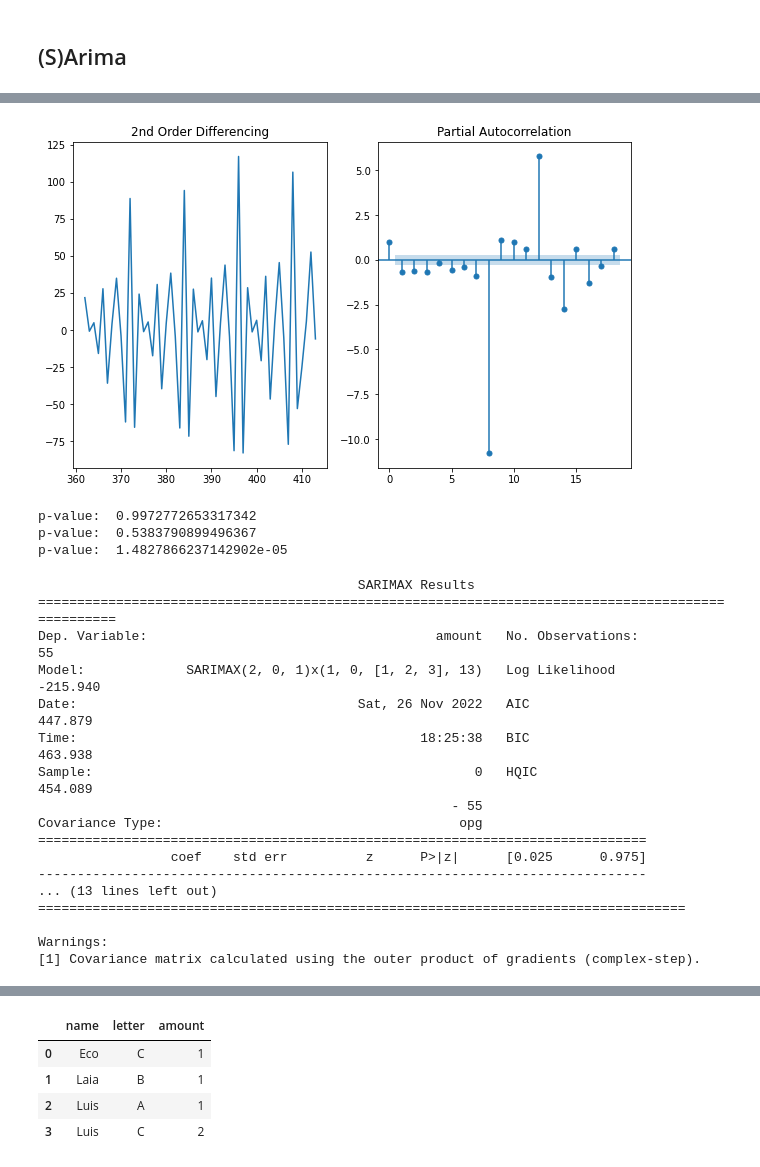
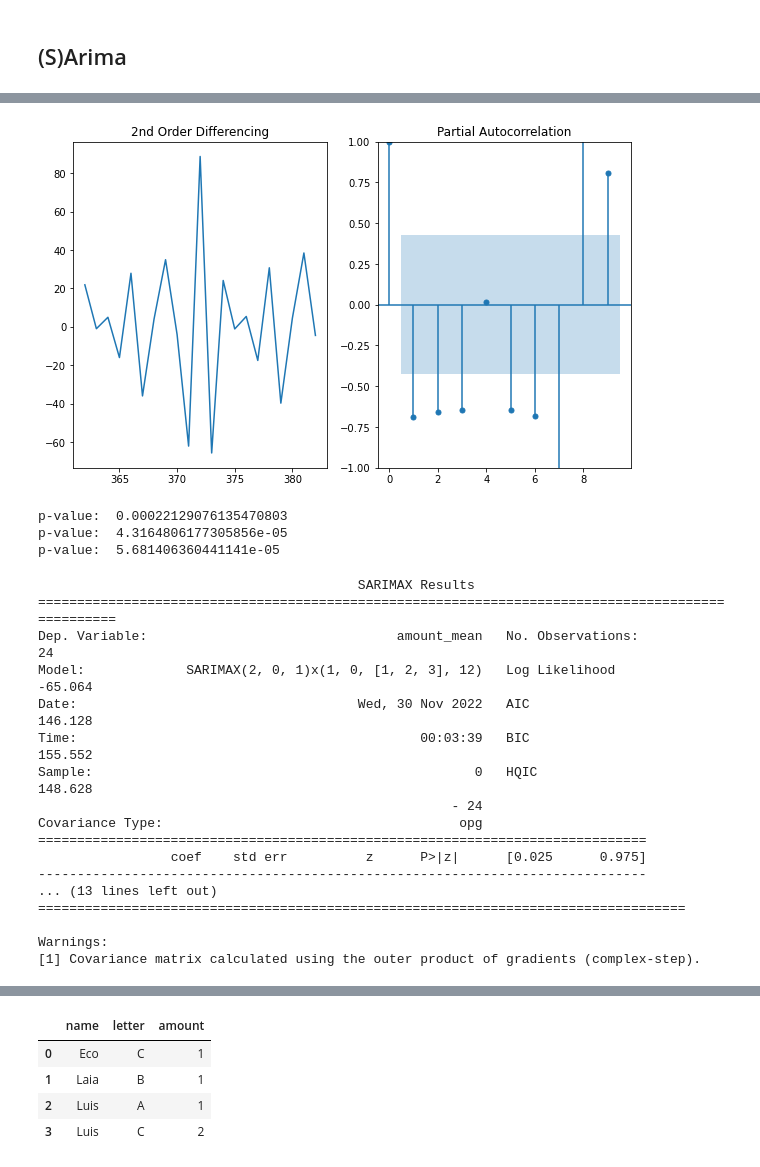
Before and after one commit to luismarcoslc/anomaly_detection, a Jupyter notebook: anomaly_detection.ipynb, the cells around one changed output, grey strips where cells are left out. Cells and saved outputs as stored; diff of their text form; code cells hidden in the pictures.

Commit message:
general improvements, mainly in SARIMA model

```diff
--- a/anomaly_detection.ipynb
+++ b/anomaly_detection.ipynb
@@ -589,0 +577,9 @@ plot_pacf(sp_client);
+# %%
+# Get the data from specific client we want to analyze and separate in training and testing.
+sp_client = df[df['client_id'] == 499072] # Full data
+sp_client_train = df[(df['client_id'] == 499072) & (df['date'].dt.strftime("%Y").isin(['2017','2018']))] # training
+sp_client_train_mean = sp_client_train['amount_mean']
+sp_client_test = df[(df['client_id'] == 499072) & (df['date'].dt.strftime("%Y").isin([ '2019','2020', '2021']))] # testing
+
+plot_acf(sp_client_train_mean, lags = 10);
+plot_pacf(sp_client_train_mean, lags = 10);
@@ -601,49 +600,40 @@ plt.show()
 # %%
 f = plt.figure(figsize=(10,6))
 ax1 = f.add_subplot(121)
 ax1.set_title('2nd Order Differencing')
-ax1.plot(sp_client.diff().diff().diff())
+ax1.plot(sp_client_train_mean.diff().diff().diff())
 
 ax2 = f.add_subplot(122)
-plot_pacf(sp_client.diff().diff().diff().dropna(), ax = ax2)
+plot_pacf(sp_client_train_mean.diff().diff().diff().dropna(), lags = 9, ax = ax2)
 plt.show()
 # %% [output]
-[figure, old version]
+[figure, new version]
 # %%
-from statsmodels.tsa.stattools import adfuller
-
-result = adfuller(sp_client.dropna())
+result = adfuller(sp_client_train_mean.dropna())
 print('p-value: ', result[1])
 
-result = adfuller(sp_client.diff().dropna())
+result = adfuller(sp_client_train_mean.diff().dropna())
 print('p-value: ', result[1])
 
-result = adfuller(sp_client.diff().diff().dropna())
+result = adfuller(sp_client_train_mean.diff().diff().dropna())
 print('p-value: ', result[1])
 # %% [output]
-p-value:  0.9972772653317342
-p-value:  0.5383790899496367
-p-value:  1.4827866237142902e-05
+p-value:  0.00022129076135470803
+p-value:  4.3164806177305856e-05
+p-value:  5.681406360441141e-05
 # %%
-# from statsmodels.tsa.arima_model import ARIMA
-# arima_model = ARIMA(sp_client, order=(1,1,1, 13))
-# model = arima_model.fit()
-# print(model.summary())
-
-
-from statsmodels.tsa.statespace.sarimax import SARIMAX
-arima_model = SARIMAX(sp_client, order=(2,0,1), seasonal_order = (1,0,3,13))
+arima_model = SARIMAX(sp_client_train_mean, order=(2,0,1), seasonal_order = (1,0,3,12))
 model = arima_model.fit()
 print(model.summary())
 # %% [output]
                                          SARIMAX Results
 ==================================================================================================
-Dep. Variable:                                     amount   No. Observations:                   55
-Model:             SARIMAX(2, 0, 1)x(1, 0, [1, 2, 3], 13)   Log Likelihood                -215.940
-Date:                                    Sat, 26 Nov 2022   AIC                            447.879
-Time:                                            18:25:38   BIC                            463.938
-Sample:                                                 0   HQIC                           454.089
-                                                     - 55
+Dep. Variable:                                amount_mean   No. Observations:                   24
+Model:             SARIMAX(2, 0, 1)x(1, 0, [1, 2, 3], 12)   Log Likelihood                 -65.064
+Date:                                    Wed, 30 Nov 2022   AIC                            146.128
+Time:                                            00:03:39   BIC                            155.552
+Sample:                                                 0   HQIC                           148.628
+                                                     - 24
 Covariance Type:                                      opg
 ==============================================================================
                  coef    std err          z      P>|z|      [0.025      0.975]
```
Also changed, not shown: parts of 36 cells of this notebook.
